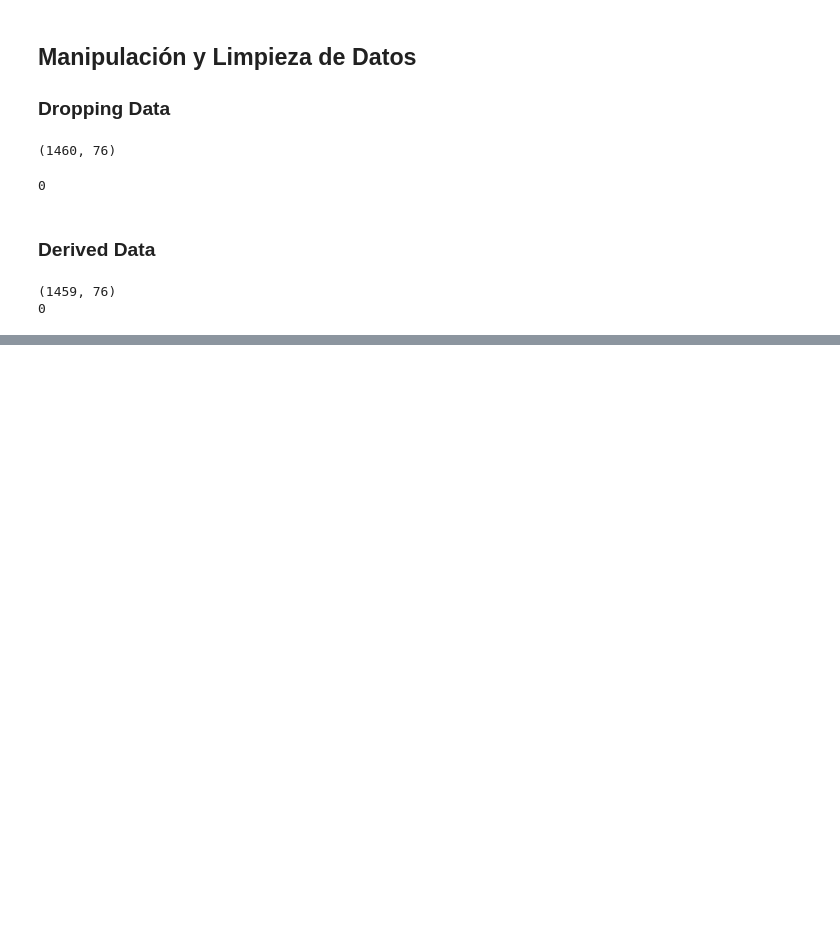
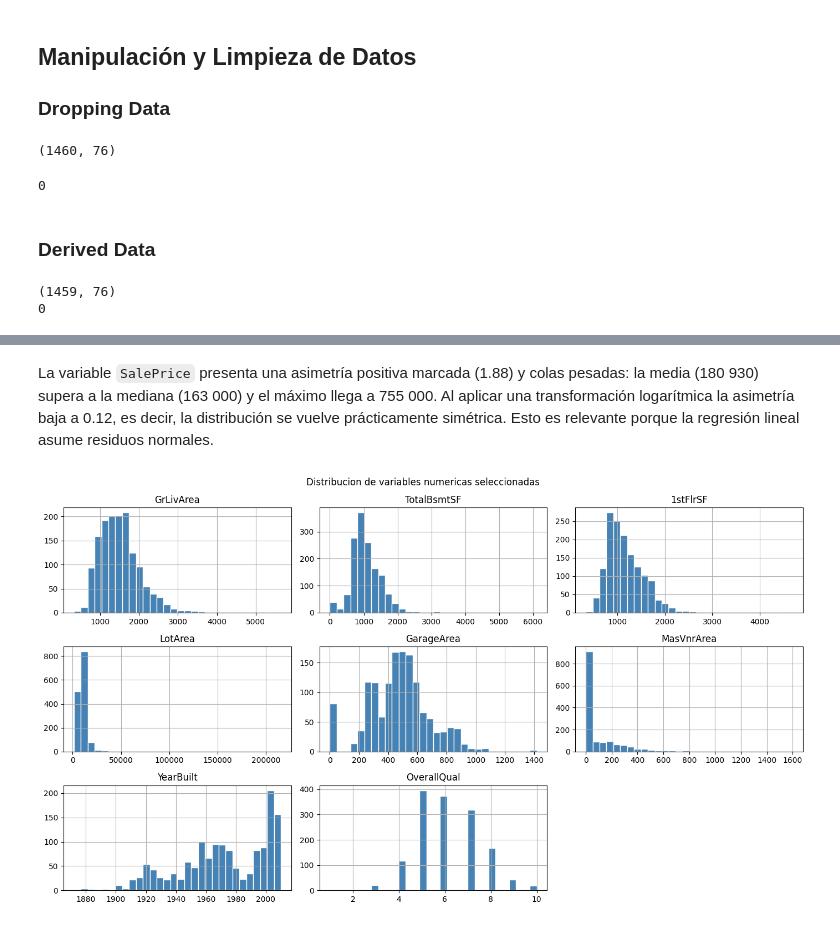
Before and after one commit to 01mi01/housing-regression-pycaret, a Jupyter notebook: MFSDv1p2_Regresion_Avanzada_con_PyCaret.ipynb, the cells around one changed output, grey strips where cells are left out. Drawn from its saved outputs; the diff is of its cells as text; code cells hidden in the pictures; blank space fills up the shorter version.

```diff
--- a/MFSDv1p2_Regresion_Avanzada_con_PyCaret.ipynb
+++ b/MFSDv1p2_Regresion_Avanzada_con_PyCaret.ipynb
@@ -236,0 +290,12 @@ print(df.isnull().sum().sum())
+# %% [markdown]
+La variable `SalePrice` presenta una asimetría positiva marcada (1.88) y colas pesadas: la media (180 930) supera a la mediana (163 000) y el máximo llega a 755 000. Al aplicar una transformación logarítmica la asimetría baja a 0.12, es decir, la distribución se vuelve prácticamente simétrica. Esto es relevante porque la regresión lineal asume residuos normales.
+# %%
+# Distribucion de las principales variables numericas continuas
+vars_num = ['GrLivArea', 'TotalBsmtSF', '1stFlrSF', 'LotArea',
+            'GarageArea', 'MasVnrArea', 'YearBuilt', 'OverallQual']
+df[vars_num].hist(bins=30, figsize=(14, 8), color='steelblue', edgecolor='white')
+plt.suptitle('Distribucion de variables numericas seleccionadas')
+plt.tight_layout()
+plt.show()
+# %% [output]
+[figure, added]
```
Also changed, not shown: parts of 24 cells of this notebook, 2 other files.
